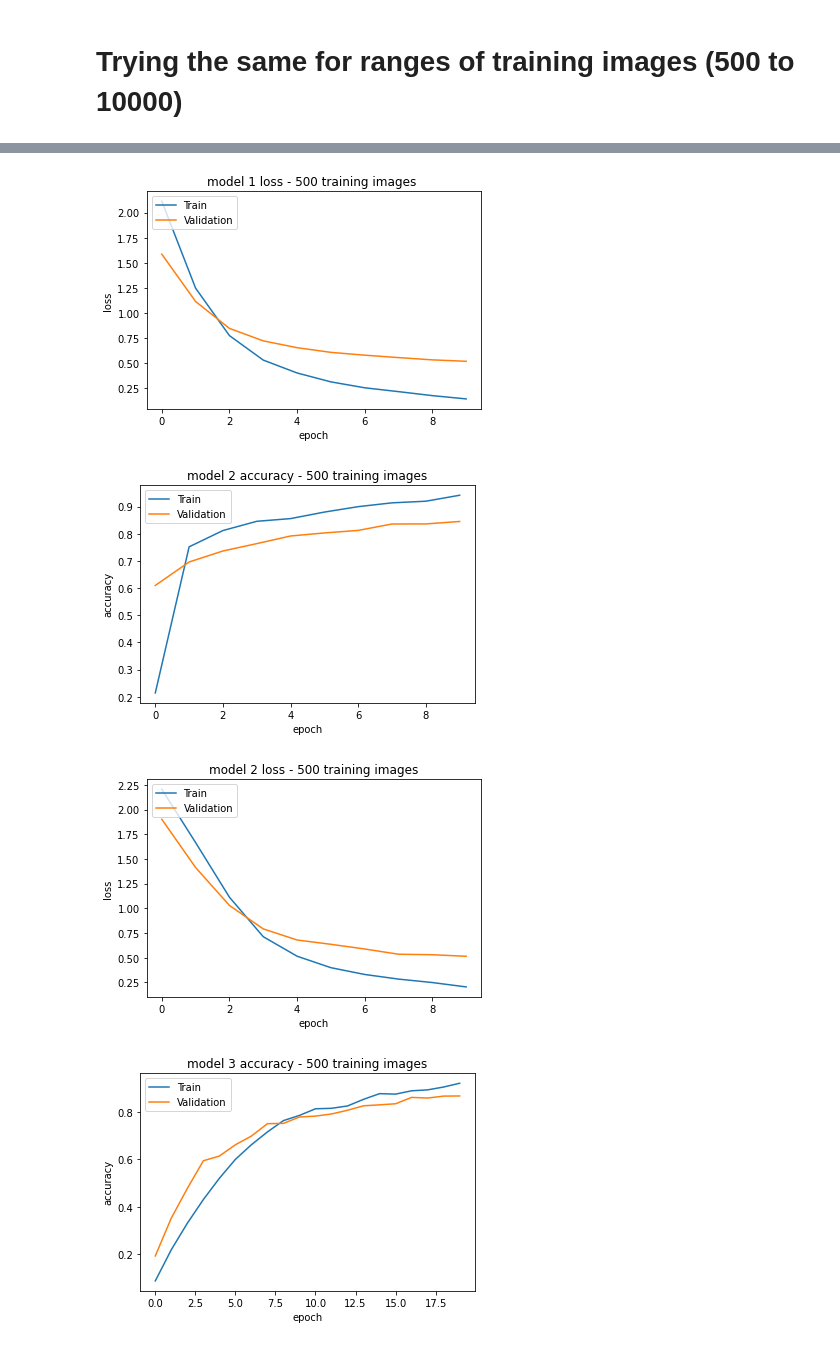
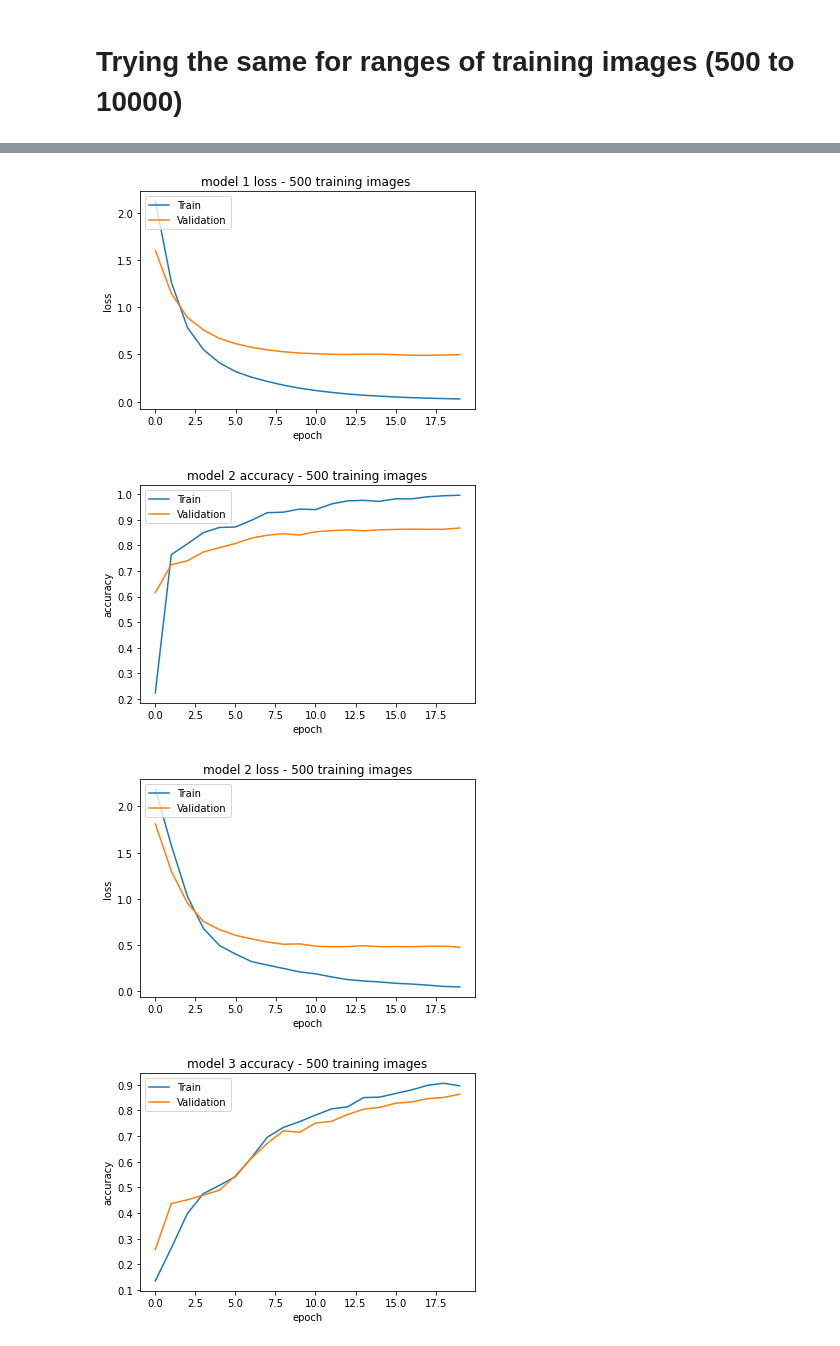
Before and after one commit to louisbemberg/machine-learning-workshop, a Jupyter notebook: 08_handrwitten_digits/handwritten_digits.ipynb, the cells around one changed output, grey strips where cells are left out. Cells and saved outputs as stored; diff of their text form; code cells hidden in the pictures.

```diff
--- a/08_handrwitten_digits/handwritten_digits.ipynb
+++ b/08_handrwitten_digits/handwritten_digits.ipynb
@@ -542,7 +563,31 @@ Epoch 20/20
 # %% [markdown]
 # Trying the same for ranges of training images (500 to 10000)
 # %%
+summary_statistics = {
+    'num_training_images': [],
+    'val_accuracies_model1': [],
+    'val_accuracies_model2': [],
+    'val_accuracies_model3': [],
+    'val_losses_model1': [],
+    'val_losses_model2': [],
+    'val_losses_model3': [],
+    'train_accuracies_model1': [],
+    'train_accuracies_model2': [],
+    'train_accuracies_model3': [],
+    'train_losses_model1': [],
+    'train_losses_model2': [],
+    'train_losses_model3': [],
+    'training_times_model1': [],
+    'training_times_model2': [],
+    'training_times_model3': [],
+}
+
 for i in np.linspace(500,10000,20):
+    print(f'LOOP: {i} training images')
+
+    ## Storing data for later plotting
+    summary_statistics['num_training_images'].append(i)
+
     i = int(i)
     # 1D Data for model 1
     (X_train, y_train), (X_test, y_test) = mnist.load_data()
@@ -561,8 +606,17 @@ for i in np.linspace(500,10000,20):
     X_train_sampled, y_train_sampled = X_train[:i], y_train[:i]
 
     # training model 1
+    start = time.time()
     model1 = baseline_model()
-    history1 = model1.fit(X_train_sampled, y_train_sampled, validation_data=(X_test, y_test), epochs=10, batch_size=200, verbose=2)
+    history1 = model1.fit(X_train_sampled, y_train_sampled, validation_data=(X_test, y_test), epochs=20, batch_size=200, verbose=2)
+    stop = time.time()
+
+    # storing results of model1
+    summary_statistics['val_accuracies_model1'].append(history1.history['val_accuracy'])
+    summary_statistics['val_losses_model1'].append(history1.history['val_loss'])
+    summary_statistics['train_accuracies_model1'].append(history1.history['accuracy'])
+    summary_statistics['train_losses_model1'].append(history1.history['loss'])
+    summary_statistics['training_times_model1'].append(stop-start)
 
     # 2D Data for model 2
     (X_train, y_train), (X_test, y_test) = mnist.load_data()
@@ -582,8 +636,17 @@ for i in np.linspace(500,10000,20):
     X_train_sampled, y_train_sampled = X_train[:i], y_train[:i]
 
     # training model 2
+    start = time.time()
     model2 = cnn_model()
-    history2 = model2.fit(X_train_sampled, y_train_sampled, validation_data=(X_test, y_test), epochs=10, batch_size=200, verbose=2)
+    history2 = model2.fit(X_train_sampled, y_train_sampled, validation_data=(X_test, y_test), epochs=20, batch_size=200, verbose=2)
+    stop = time.time()
+
+    # storing results of model2
+    summary_statistics['val_accuracies_model2'].append(history2.history['val_accuracy'])
+    summary_statistics['val_losses_model2'].append(history2.history['val_loss'])
+    summary_statistics['train_accuracies_model2'].append(history2.history['accuracy'])
+    summary_statistics['train_losses_model2'].append(history2.history['loss'])
+    summary_statistics['training_times_model2'].append(stop-start)
 
     # 2D Data for model 3
     (X_train, y_train), (X_test, y_test) = mnist.load_data()
@@ -603,10 +666,21 @@ for i in np.linspace(500,10000,20):
     X_train_sampled, y_train_sampled = X_train[:i], y_train[:i]
 
     # training model 3
+    start = time.time()
     model3 = cnn_model2()
     history3 = model3.fit(X_train_sampled, y_train_sampled, validation_data=(X_test, y_test), epochs=20, batch_size=200)
+    stop = time.time()
 
-    ## PLOTTING MODEL 1
+    # storing results of model3
+    summary_statistics['val_accuracies_model3'].append(history3.history['val_accuracy'])
+    summary_statistics['val_losses_model3'].append(history3.history['val_loss'])
+    summary_statistics['train_accuracies_model3'].append(history3.history['accuracy'])
+    summary_statistics['train_losses_model3'].append(history3.history['loss'])
+    summary_statistics['training_times_model3'].append(stop-start)
+
+
+    ##******** PLOTTING MODEL 1********
+
 
     # summarize history for accuracy
     plt.plot(history1.history['accuracy'])
@@ -684,4 +758,4 @@ Epoch 20/20
-[figure, old version]
+[figure, new version]
-[figure, old version]
+[figure, new version]
-[figure, old version]
+[figure, new version]
-[figure, old version]
+[figure, new version]
```
Also changed, not shown: parts of 26 cells of this notebook.
